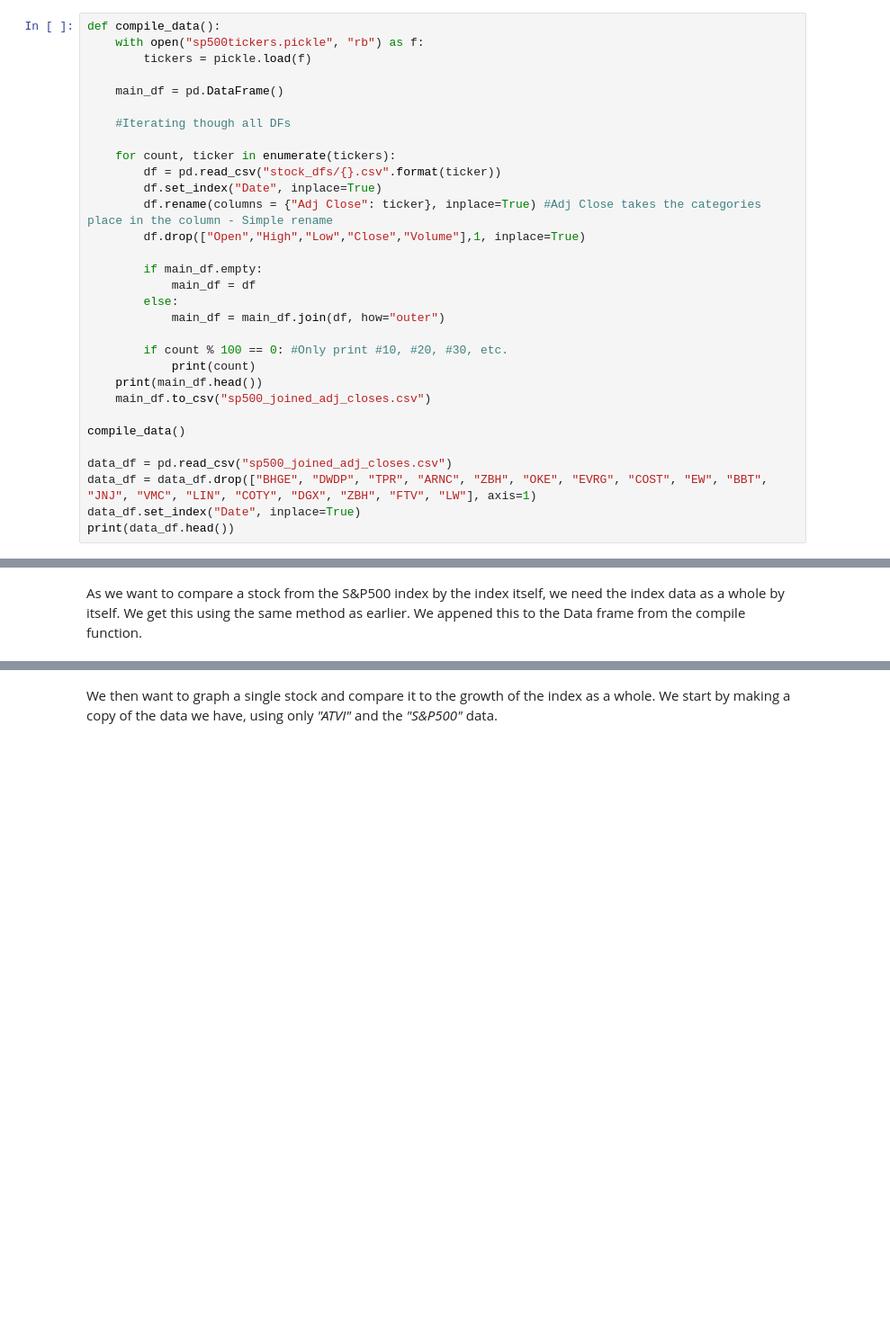
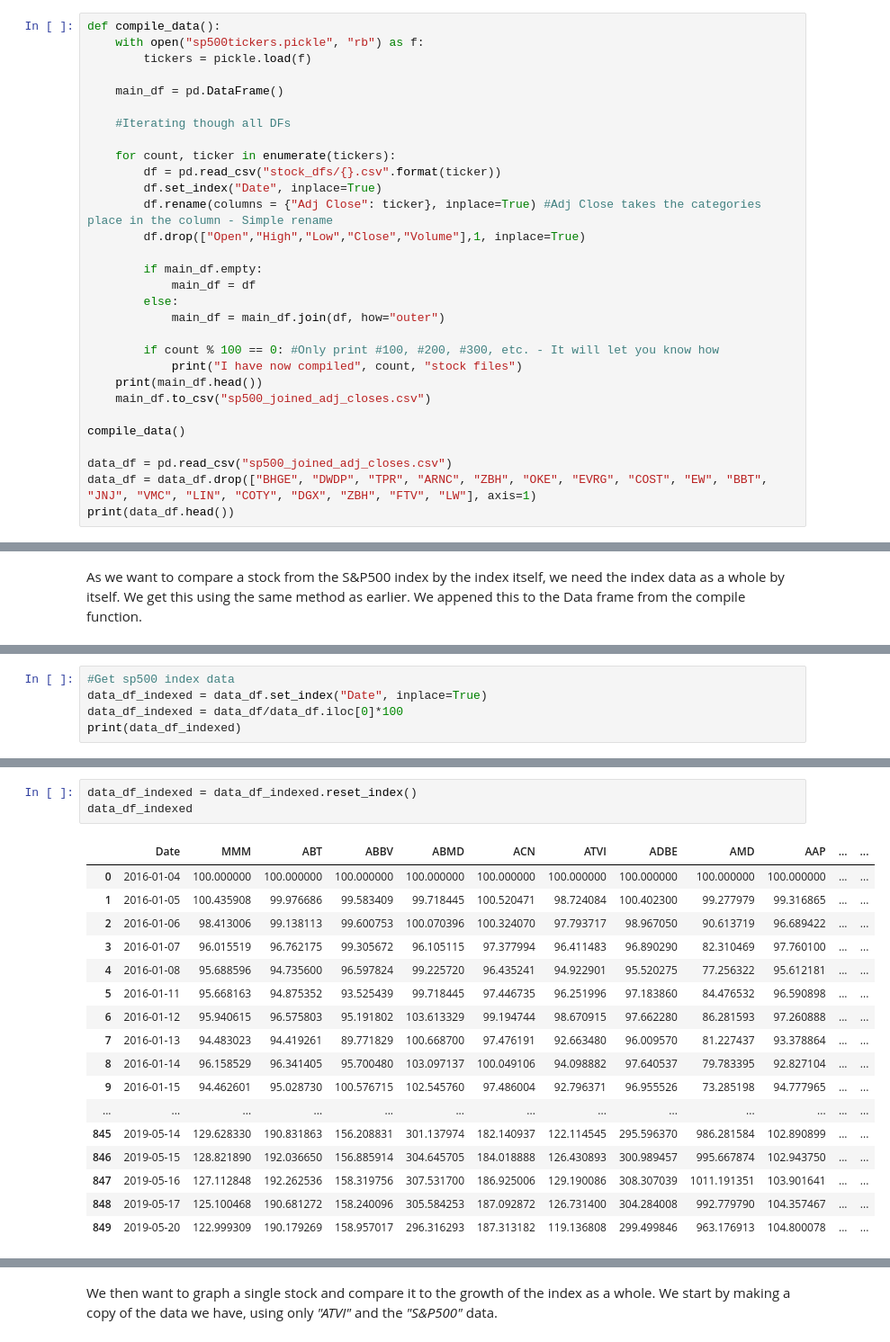
Before and after one commit to NumEconCopenhagen/projects-2019-mcb, a Jupyter notebook: dataProject.ipynb, the cells around one changed output, grey strips where cells are left out. Shown at 90% size. Drawn from its saved outputs; the diff is of its cells as text; blank space fills up the shorter version.

```diff
--- a/dataProject.ipynb
+++ b/dataProject.ipynb
@@ -231,8 +230,8 @@ def compile_data():
         else:
             main_df = main_df.join(df, how="outer")
 
-        if count % 100 == 0: #Only print #10, #20, #30, etc.
-            print(count)
+        if count % 100 == 0: #Only print #100, #200, #300, etc. - It will let you know how
+            print("I have now compiled", count, "stock files")
     print(main_df.head())
     main_df.to_csv("sp500_joined_adj_closes.csv")
 
@@ -240,6 +239,5 @@ compile_data()
 
 data_df = pd.read_csv("sp500_joined_adj_closes.csv")
 data_df = data_df.drop(["BHGE", "DWDP", "TPR", "ARNC", "ZBH", "OKE", "EVRG", "COST", "EW", "BBT", "JNJ", "VMC", "LIN", "COTY", "DGX", "ZBH", "FTV", "LW"], axis=1)
-data_df.set_index("Date", inplace=True)
 print(data_df.head())
 # %% [output]
@@ -264,0 +289,5 @@ As we want to compare a stock from the S&P500 index by the index itself, we need
+# %%
+#Get sp500 index data
+data_df_indexed = data_df.set_index("Date", inplace=True)
+data_df_indexed = data_df/data_df.iloc[0]*100
+print(data_df_indexed)
@@ -264,0 +312,21 @@ As we want to compare a stock from the S&P500 index by the index itself, we need
+# %%
+data_df_indexed = data_df_indexed.reset_index()
+data_df_indexed
+# %% [output]
+|  | Date | MMM | ABT | ABBV | ABMD | ACN | ATVI | ADBE | AMD | AAP | ... | ... |
+| 0 | 2016-01-04 | 100.000000 | 100.000000 | 100.000000 | 100.000000 | 100.000000 | 100.000000 | 100.000000 | 100.000000 | 100.000000 | ... | ... |
+| 1 | 2016-01-05 | 100.435908 | 99.976686 | 99.583409 | 99.718445 | 100.520471 | 98.724084 | 100.402300 | 99.277979 | 99.316865 | ... | ... |
+| 2 | 2016-01-06 | 98.413006 | 99.138113 | 99.600753 | 100.070396 | 100.324070 | 97.793717 | 98.967050 | 90.613719 | 96.689422 | ... | ... |
+| 3 | 2016-01-07 | 96.015519 | 96.762175 | 99.305672 | 96.105115 | 97.377994 | 96.411483 | 96.890290 | 82.310469 | 97.760100 | ... | ... |
+| 4 | 2016-01-08 | 95.688596 | 94.735600 | 96.597824 | 99.225720 | 96.435241 | 94.922901 | 95.520275 | 77.256322 | 95.612181 | ... | ... |
+| 5 | 2016-01-11 | 95.668163 | 94.875352 | 93.525439 | 99.718445 | 97.446735 | 96.251996 | 97.183860 | 84.476532 | 96.590898 | ... | ... |
+| 6 | 2016-01-12 | 95.940615 | 96.575803 | 95.191802 | 103.613329 | 99.194744 | 98.670915 | 97.662280 | 86.281593 | 97.260888 | ... | ... |
+| 7 | 2016-01-13 | 94.483023 | 94.419261 | 89.771829 | 100.668700 | 97.476191 | 92.663480 | 96.009570 | 81.227437 | 93.378864 | ... | ... |
+| 8 | 2016-01-14 | 96.158529 | 96.341405 | 95.700480 | 103.097137 | 100.049106 | 94.098882 | 97.640537 | 79.783395 | 92.827104 | ... | ... |
+| 9 | 2016-01-15 | 94.462601 | 95.028730 | 100.576715 | 102.545760 | 97.486004 | 92.796371 | 96.955526 | 73.285198 | 94.777965 | ... | ... |
+| ... | ... | ... | ... | ... | ... | ... | ... | ... | ... | ... | ... | ... |
+| 845 | 2019-05-14 | 129.628330 | 190.831863 | 156.208831 | 301.137974 | 182.140937 | 122.114545 | 295.596370 | 986.281584 | 102.890899 | ... | ... |
+| 846 | 2019-05-15 | 128.821890 | 192.036650 | 156.885914 | 304.645705 | 184.018888 | 126.430893 | 300.989457 | 995.667874 | 102.943750 | ... | ... |
+| 847 | 2019-05-16 | 127.112848 | 192.262536 | 158.319756 | 307.531700 | 186.925006 | 129.190086 | 308.307039 | 1011.191351 | 103.901641 | ... | ... |
+| 848 | 2019-05-17 | 125.100468 | 190.681272 | 158.240096 | 305.584253 | 187.092872 | 126.731400 | 304.284008 | 992.779790 | 104.357467 | ... | ... |
+| 849 | 2019-05-20 | 122.999309 | 190.179269 | 158.957017 | 296.316293 | 187.313182 | 119.136808 | 299.499846 | 963.176913 | 104.800078 | ... | ... |
```
Also changed, not shown: parts of 12 cells of this notebook.
